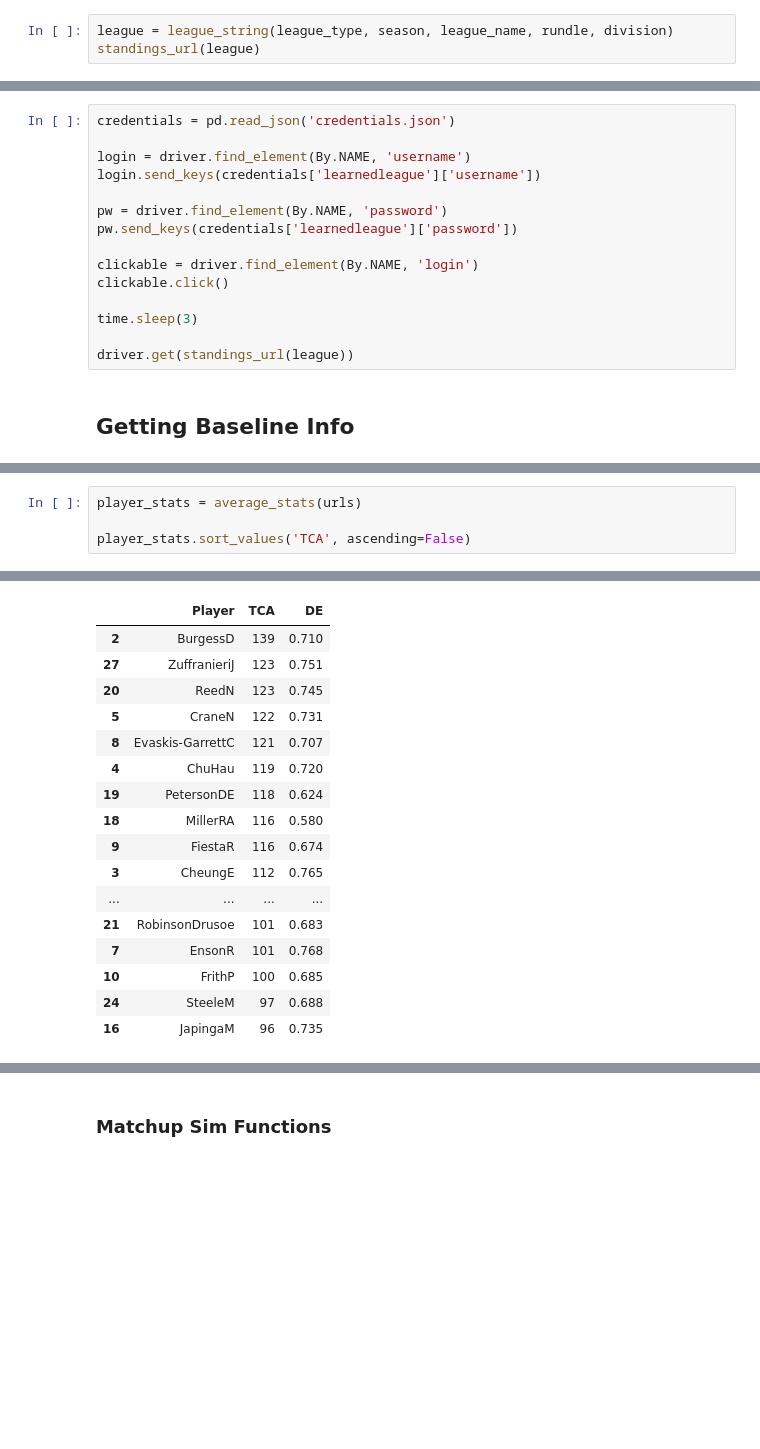
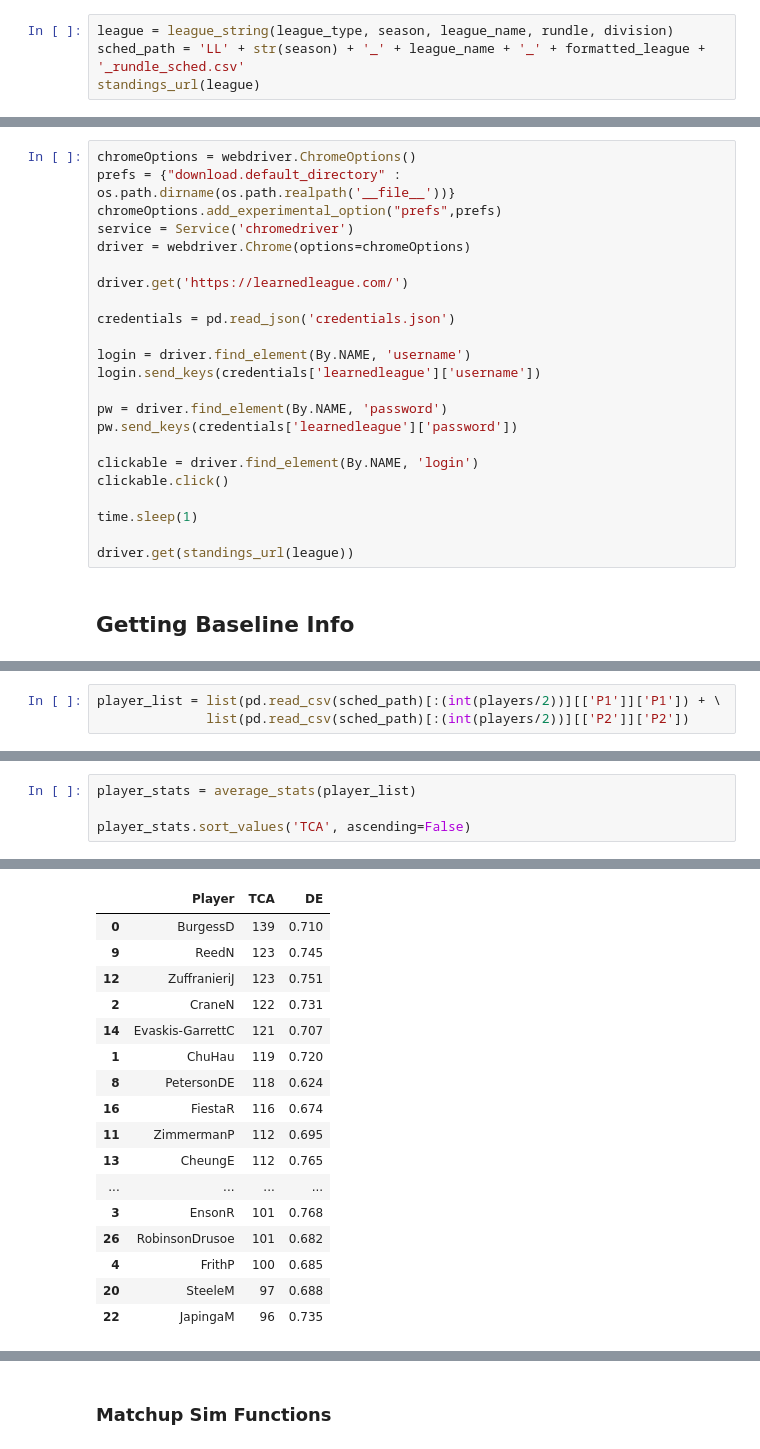
Before and after one commit to zachgozlan/LearnedLeague-Season-Sim, a Jupyter notebook: Learned League Season Projection.ipynb, the cells around one changed output, grey strips where cells are left out. Cells and saved outputs as stored; diff of their text form; blank space fills up the shorter version.

```diff
--- a/Learned League Season Projection.ipynb
+++ b/Learned League Season Projection.ipynb
@@ -97,6 +98,7 @@ def standings_url(string):
     return('https://learnedleague.com/standings.php?' + string)
 # %%
 league = league_string(league_type, season, league_name, rundle, division)
+sched_path = 'LL' + str(season) + '_' + league_name + '_' + formatted_league + '_rundle_sched.csv'
 standings_url(league)
 # %% [output]
 'https://learnedleague.com/standings.php?100&A_Tundra'
@@ -107,4 +105,12 @@ driver.get('https://learnedleague.com/')
 # %%
+chromeOptions = webdriver.ChromeOptions()
+prefs = {"download.default_directory" : os.path.dirname(os.path.realpath('__file__'))}
+chromeOptions.add_experimental_option("prefs",prefs)
+service = Service('chromedriver')
+driver = webdriver.Chrome(options=chromeOptions)
+
+driver.get('https://learnedleague.com/')
+
 credentials = pd.read_json('credentials.json')
 
 login = driver.find_element(By.NAME, 'username')
@@ -116,7 +122,7 @@ pw.send_keys(credentials['learnedleague']['password'])
 clickable = driver.find_element(By.NAME, 'login')
 clickable.click()
 
-time.sleep(3)
+time.sleep(1)
 
 driver.get(standings_url(league))
 # %% [markdown]
@@ -229,0 +173,3 @@ def average_stats(urls):
+# %%
+player_list = list(pd.read_csv(sched_path)[:(int(players/2))][['P1']]['P1']) + \
+              list(pd.read_csv(sched_path)[:(int(players/2))][['P2']]['P2'])
@@ -230,5 +275,5 @@ def average_stats(urls):
 # %%
-player_stats = average_stats(urls)
+player_stats = average_stats(player_list)
 
 player_stats.sort_values('TCA', ascending=False)
 # %% [output]
@@ -235,20 +286,20 @@ player_stats.sort_values('TCA', ascending=False)
 |  | Player | TCA | DE |
-| 2 | BurgessD | 139 | 0.710 |
-| 27 | ZuffranieriJ | 123 | 0.751 |
-| 20 | ReedN | 123 | 0.745 |
-| 5 | CraneN | 122 | 0.731 |
-| 8 | Evaskis-GarrettC | 121 | 0.707 |
-| 4 | ChuHau | 119 | 0.720 |
-| 19 | PetersonDE | 118 | 0.624 |
-| 18 | MillerRA | 116 | 0.580 |
-| 9 | FiestaR | 116 | 0.674 |
-| 3 | CheungE | 112 | 0.765 |
+| 0 | BurgessD | 139 | 0.710 |
+| 9 | ReedN | 123 | 0.745 |
+| 12 | ZuffranieriJ | 123 | 0.751 |
+| 2 | CraneN | 122 | 0.731 |
+| 14 | Evaskis-GarrettC | 121 | 0.707 |
+| 1 | ChuHau | 119 | 0.720 |
+| 8 | PetersonDE | 118 | 0.624 |
+| 16 | FiestaR | 116 | 0.674 |
+| 11 | ZimmermanP | 112 | 0.695 |
+| 13 | CheungE | 112 | 0.765 |
 | ... | ... | ... | ... |
-| 21 | RobinsonDrusoe | 101 | 0.683 |
-| 7 | EnsonR | 101 | 0.768 |
-| 10 | FrithP | 100 | 0.685 |
-| 24 | SteeleM | 97 | 0.688 |
-| 16 | JapingaM | 96 | 0.735 |
+| 3 | EnsonR | 101 | 0.768 |
+| 26 | RobinsonDrusoe | 101 | 0.682 |
+| 4 | FrithP | 100 | 0.685 |
+| 20 | SteeleM | 97 | 0.688 |
+| 22 | JapingaM | 96 | 0.735 |
 # %%
 # code for manually replacing stats for whatever reason
 
```
Also changed, not shown: parts of 20 cells of this notebook.
